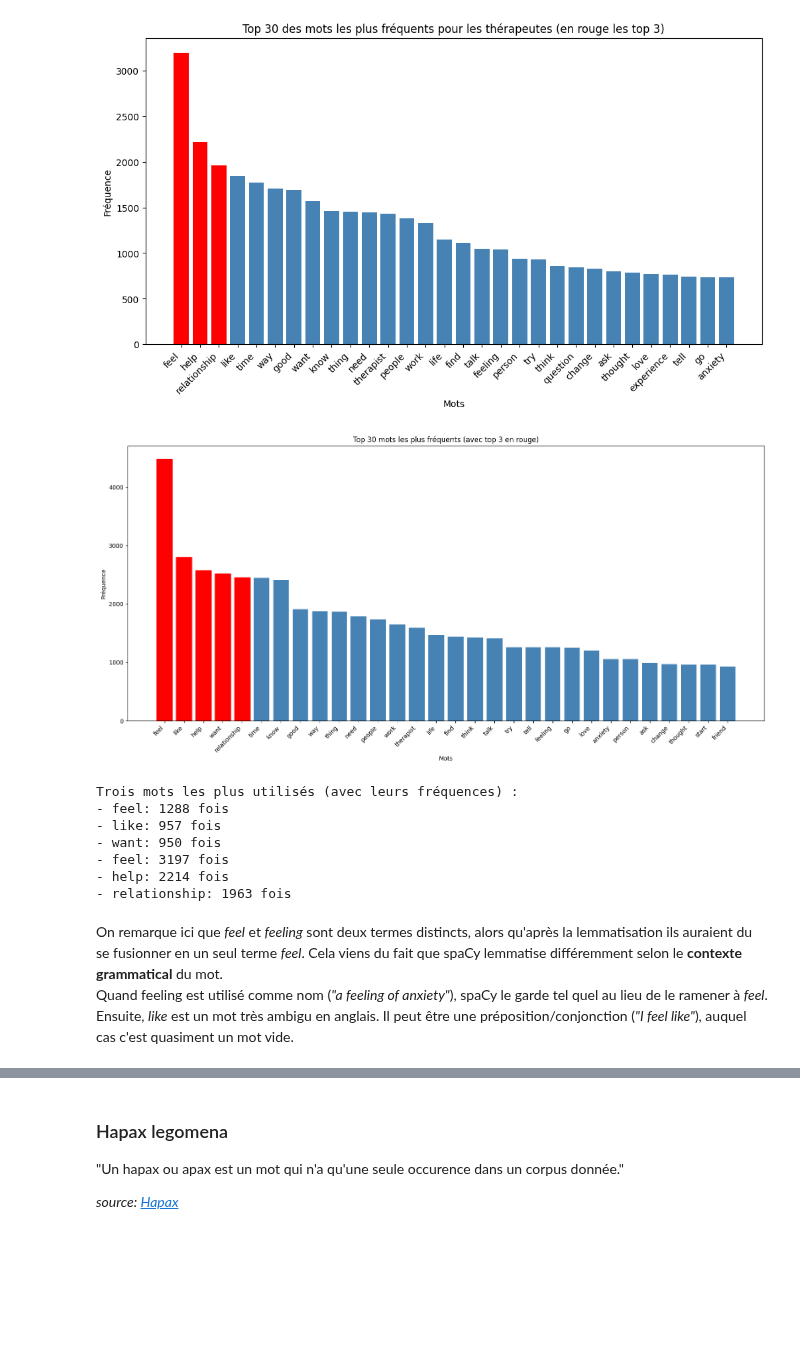
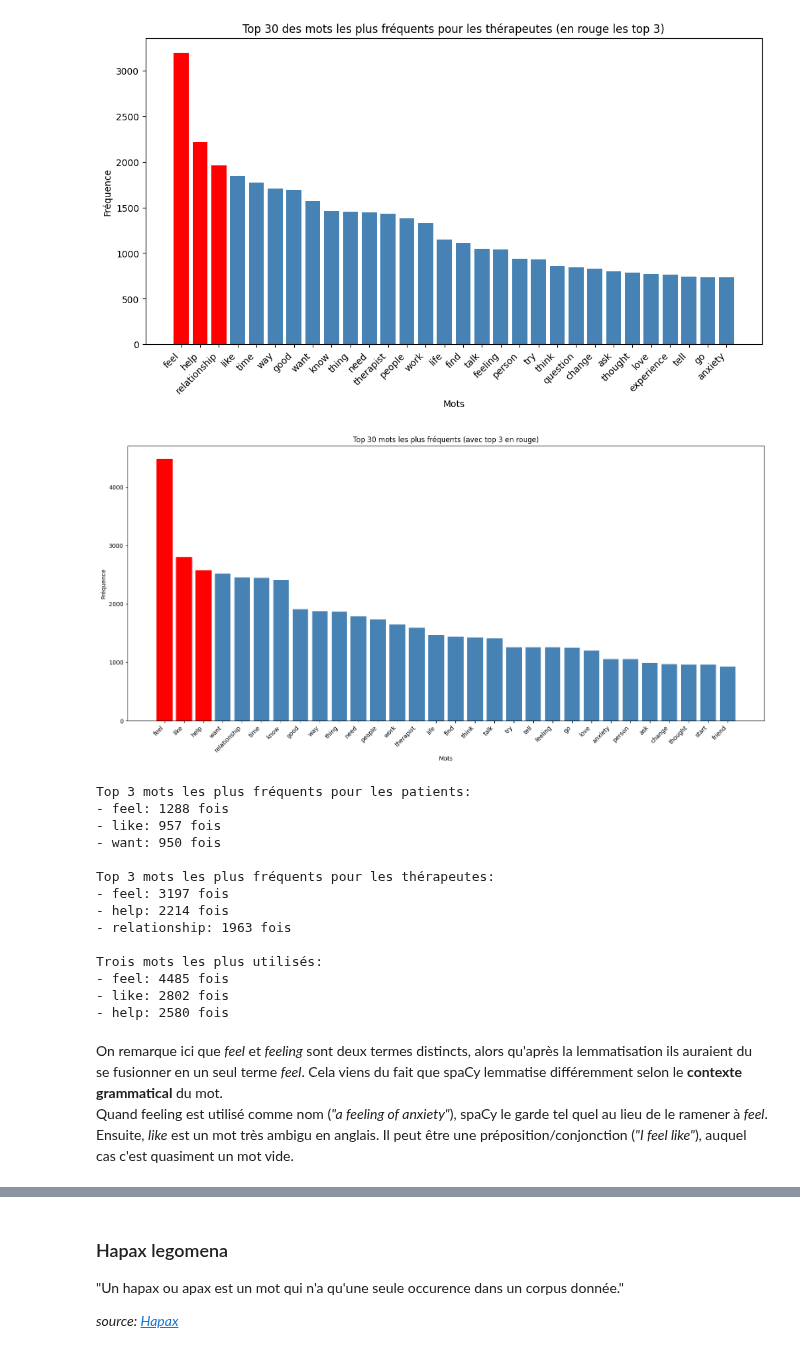
Before and after one commit to cypnet/Analyse-de-conversations-sur-la-sant-mentale-, a Jupyter notebook: LOGAN/ETAPE1-Exploration_jeu_de_donnees.ipynb, the cells around one changed output, grey strips where cells are left out. Drawn from its saved outputs; the diff is of its cells as text; code cells hidden in the pictures; blank space fills up the shorter version.

```diff
--- a/LOGAN/ETAPE1-Exploration_jeu_de_donnees.ipynb
+++ b/LOGAN/ETAPE1-Exploration_jeu_de_donnees.ipynb
@@ -381,11 +428,11 @@ all_token_counts = Counter(all_tokens)
 # Top 3 mots les plus fréquents (mis en évidence en rouge)
 top3_context = Counter(context_tokens).most_common(3)
 top3_response = Counter(response_tokens).most_common(3)
+top3 = Counter(context_tokens + response_tokens).most_common(3)
 
 top3_context_tokens = [token for token, _ in top3_context]
 top3_response_tokens = [token for token, _ in top3_response]
 
-top3 = top3_context + top3_response
 top3_tokens = [token for token, _ in top3]
 
 # Préparer les données pour affichage (top 30 pour lisibilité)
@@ -425,32 +472,47 @@ plt.show()
 # %%
 plt.figure(figsize=(16, 8))
 bars = plt.bar(top_words, top_counts, color=['red' if w in top3_tokens else 'steelblue' for w in top_words])
 
 for i, (word, count) in enumerate(most_common):
     if word in top3_tokens:
         bars[i].set_color('red')
 
 plt.xticks(rotation=45, ha='right')
 plt.xlabel('Mots')
 plt.ylabel('Fréquence')
 plt.title('Top 30 mots les plus fréquents (avec top 3 en rouge)')
 plt.tight_layout()
 plt.show()
 
-# Afficher les 3 mots les plus utilisés en gros
-print('Trois mots les plus utilisés (avec leurs fréquences) :')
+# Afficher les 3 mots les plus utilisés
+print(f"Top 3 mots les plus fréquents pour les patients:")
+for token, freq in top3_context:
+    print(f'- {token}: {freq} fois')
+
+print(f"\nTop 3 mots les plus fréquents pour les thérapeutes:")
+for token, freq in top3_response:
+    print(f'- {token}: {freq} fois')
+
+print('\nTrois mots les plus utilisés:')
 for token, freq in top3:
     print(f'- {token}: {freq} fois')
 # %% [output]
-[figure, old version]
+[figure, new version]
-Trois mots les plus utilisés (avec leurs fréquences) :
+Top 3 mots les plus fréquents pour les patients:
 - feel: 1288 fois
 - like: 957 fois
 - want: 950 fois
+
+Top 3 mots les plus fréquents pour les thérapeutes:
 - feel: 3197 fois
 - help: 2214 fois
 - relationship: 1963 fois
+
+Trois mots les plus utilisés:
+- feel: 4485 fois
+- like: 2802 fois
+- help: 2580 fois
-# %% [markdown]
-<p>On remarque ici que <i>feel</i> et <i>feeling</i> sont deux termes distincts, alors qu'après la lemmatisation ils auraient du se fusionner en un seul terme <i>feel</i>. Cela viens du fait que spaCy lemmatise différemment selon le <b>contexte grammatical</b> du mot. <br>
-Quand feeling est utilisé comme nom (<i>"a feeling of anxiety"</i>), spaCy le garde tel quel au lieu de le ramener à <i>feel</i>.
-Ensuite, <i>like</i> est un mot très ambigu en anglais. Il peut être une préposition/conjonction (<i>"I feel like"</i>), auquel cas c'est quasiment un mot vide. <br></p>
+# %% [markdown]
+<p>On remarque ici que <i>feel</i> et <i>feeling</i> sont deux termes distincts, alors qu'après la lemmatisation ils auraient du se fusionner en un seul terme <i>feel</i>. Cela viens du fait que spaCy lemmatise différemment selon le <b>contexte grammatical</b> du mot. <br>
+Quand feeling est utilisé comme nom (<i>"a feeling of anxiety"</i>), spaCy le garde tel quel au lieu de le ramener à <i>feel</i>.
+Ensuite, <i>like</i> est un mot très ambigu en anglais. Il peut être une préposition/conjonction (<i>"I feel like"</i>), auquel cas c'est quasiment un mot vide. <br></p>
```
Also changed, not shown: parts of 8 cells of this notebook.
